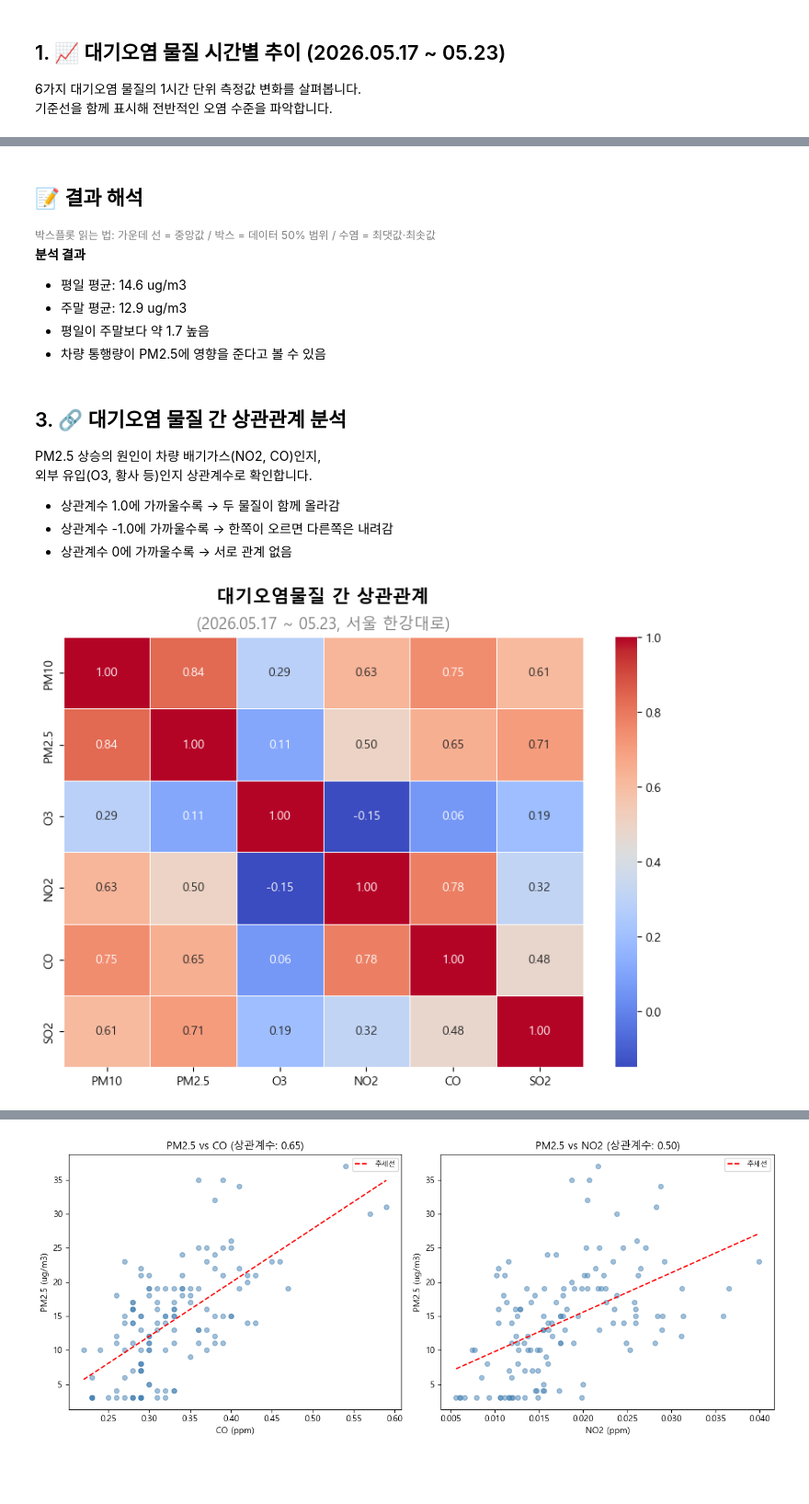
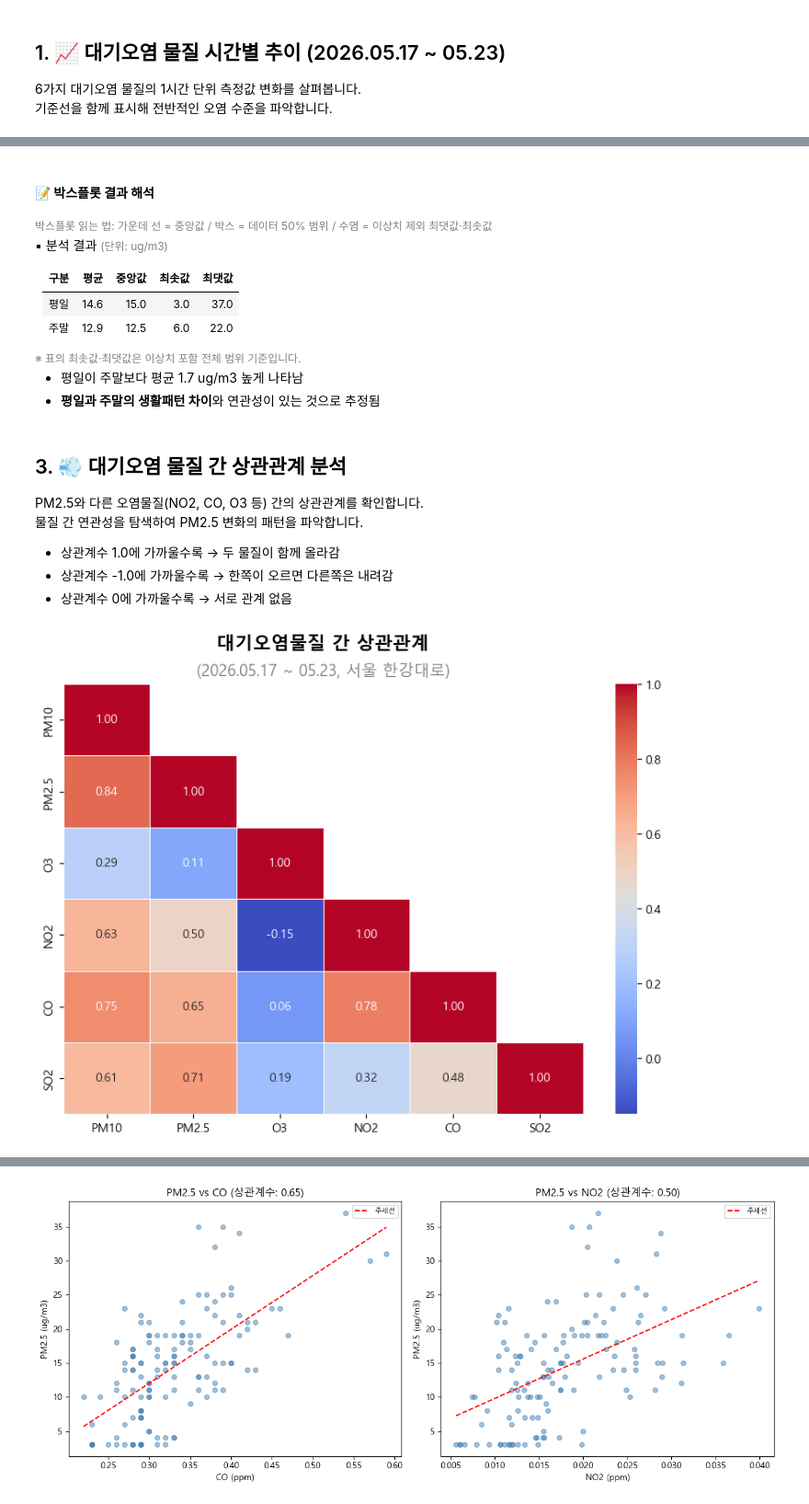
Before and after one commit to Jenny5789/dev-logs, a Jupyter notebook: air-analysis/air_analysis.ipynb, the cells around one changed output, grey strips where cells are left out. Shown at 92% size. Cells and saved outputs as stored; diff of their text form; code cells hidden in the pictures; blank space fills up the shorter version.

```diff
--- a/air-analysis/air_analysis.ipynb
+++ b/air-analysis/air_analysis.ipynb
@@ -13,7 +13,7 @@ df = raw.iloc[5:].copy()
 df.columns = [
     "날짜",
     "PM10_등급", "PM10",
-    "PM25_등급", "PM25",
+    "PM2.5_등급", "PM2.5",
     "오존_등급",  "O3",
     "NO2_등급",  "NO2",
     "CO_등급",   "CO",
@@ -30,7 +30,7 @@ def parse_date(s):
 
 df["날짜"] = df["날짜"].apply(parse_date)
 
-for col in ["PM10", "PM25", "O3", "NO2", "CO", "SO2"]:
+for col in ["PM10", "PM2.5", "O3", "NO2", "CO", "SO2"]:
     df[col] = pd.to_numeric(df[col], errors="coerce")
 
 print("데이터 로드 완료!")
@@ -49,7 +49,7 @@ from matplotlib.lines import Line2D
 
 limits = {
     "PM10": 100,
-    "PM25": 35,
+    "PM2.5": 35,
     "O3":   0.1,
     "NO2":  0.10,
     "CO":   25,
@@ -58,7 +58,7 @@ limits = {
 
 items = [
     ("PM10",  "PM10 (ug/m3)",  axes[0, 0]),
-    ("PM25",  "PM2.5 (ug/m3)", axes[0, 1]),
+    ("PM2.5",  "PM2.5 (ug/m3)", axes[0, 1]),
     ("O3",    "O3 (ppm)",      axes[1, 0]),
     ("NO2",   "NO2 (ppm)",     axes[1, 1]),
     ("CO",    "CO (ppm)",      axes[2, 0]),
@@ -84,7 +84,7 @@ for col, label, ax in items:
         ax.axhline(y=30,  color="blue",   linestyle="--", linewidth=0.8, label="Good(~30)")
         ax.axhline(y=80,  color="green",  linestyle="--", linewidth=0.8, label="Normal(~80)")
         ax.axhline(y=150, color="orange", linestyle="--", linewidth=0.8, label="Bad(~150)")
-    elif col == "PM25":
+    elif col == "PM2.5":
         ax.axhline(y=15, color="blue",   linestyle="--", linewidth=0.8, label="Good(~15)")
         ax.axhline(y=35, color="green",  linestyle="--", linewidth=0.8, label="Normal(~35)")
         ax.axhline(y=75, color="orange", linestyle="--", linewidth=0.8, label="Bad(~75)")
@@ -181,44 +196,57 @@ Passing `palette` without assigning `hue` is deprecated and will be removed in v
 [figure]
 # %% [markdown]
-## 📝 결과 해석
+#### **📝 박스플롯 결과 해석**
 
 <span style="color: gray; font-size: 0.85em;">
-박스플롯 읽는 법: 가운데 선 = 중앙값 / 박스 = 데이터 50% 범위 / 수염 = 최댓값·최솟값
+박스플롯 읽는 법: 가운데 선 = 중앙값 / 박스 = 데이터 50% 범위 / 수염 = 이상치 제외 최댓값·최솟값
 </span>
 
-**분석 결과**
-- 평일 평균: 14.6 ug/m3
-- 주말 평균: 12.9 ug/m3
-- 평일이 주말보다 약 1.7 높음
-- 차량 통행량이 PM2.5에 영향을 준다고 볼 수 있음
+▪ 분석 결과 <span style="font-size: 0.85em; color: gray;">(단위: ug/m3)</span>
+
+| 구분 | 평균 | 중앙값 | 최솟값 | 최댓값 |
+|:----:|:----:|:------:|:------:|:------:|
+| 평일 | 14.6 | 15.0 | 3.0 | 37.0 |
+| 주말 | 12.9 | 12.5 | 6.0 | 22.0 |
+
+
+<span style="color: gray; font-size: 0.85em;">
+※ 표의 최솟값·최댓값은 이상치 포함 전체 범위 기준입니다.
+</span>
+
+
+- 평일이 주말보다 평균 1.7 ug/m3 높게 나타남
+- **평일과 주말의 생활패턴 차이**와 연관성이 있는 것으로 추정됨
 # %% [markdown]
-## 3. 🔗 대기오염 물질 간 상관관계 분석
+## 3. 💨 대기오염 물질 간 상관관계 분석
 
-PM2.5 상승의 원인이 차량 배기가스(NO2, CO)인지,
-외부 유입(O3, 황사 등)인지 상관계수로 확인합니다.
+PM2.5와 다른 오염물질(NO2, CO, O3 등) 간의 상관관계를 확인합니다.
+물질 간 연관성을 탐색하여 PM2.5 변화의 패턴을 파악합니다.
 
 - 상관계수 1.0에 가까울수록 → 두 물질이 함께 올라감
 - 상관계수 -1.0에 가까울수록 → 한쪽이 오르면 다른쪽은 내려감
 - 상관계수 0에 가까울수록 → 서로 관계 없음
 # %%
-target_cols = ["PM10", "PM25", "O3", "NO2", "CO", "SO2"]
+target_cols = ["PM10", "PM2.5", "O3", "NO2", "CO", "SO2"]
 corr_matrix = df[target_cols].corr()
+
+mask = np.triu(np.ones_like(corr_matrix, dtype=bool), k=1)
 
 plt.figure(figsize=(8, 6))
 sns.heatmap(corr_matrix, annot=True, cmap="coolwarm",
             fmt=".2f", linewidths=0.5,
             xticklabels=["PM10", "PM2.5", "O3", "NO2", "CO", "SO2"],
-            yticklabels=["PM10", "PM2.5", "O3", "NO2", "CO", "SO2"])
+            yticklabels=["PM10", "PM2.5", "O3", "NO2", "CO", "SO2"],
+            mask=mask)
 
 plt.text(0.5, 1.08, "대기오염물질 간 상관관계",
          transform=plt.gca().transAxes, ha="center",
          fontsize=15, fontweight="bold")
 plt.text(0.5, 1.02, "(2026.05.17 ~ 05.23, 서울 한강대로)",
          transform=plt.gca().transAxes, ha="center",
          fontsize=13, color="gray")
 
 plt.tight_layout()
 plt.show()
 # %% [output]
-[figure, old version]
+[figure, new version]
 # %% [markdown]
```
Also changed, not shown: parts of 13 cells of this notebook, 6 other files.
